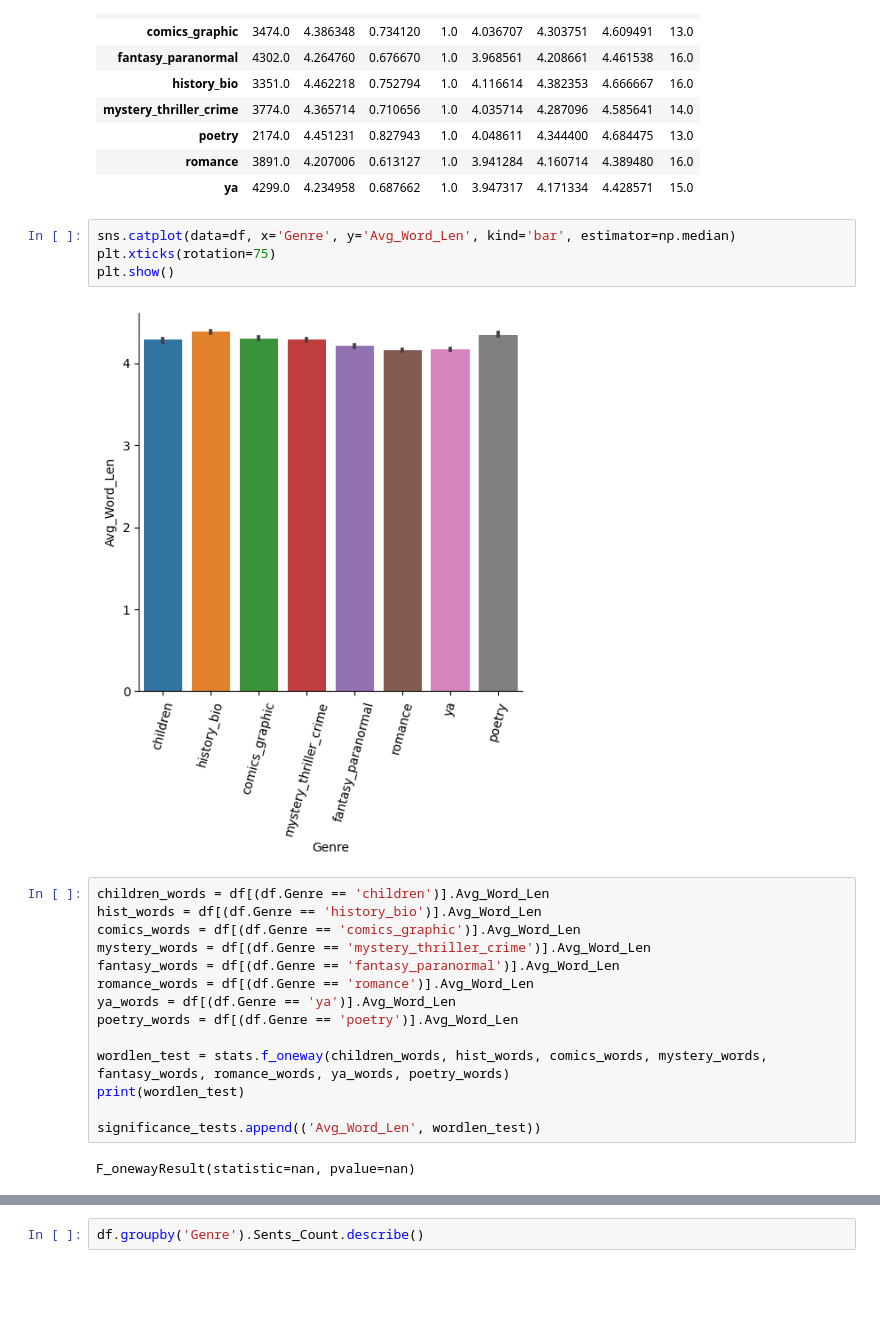
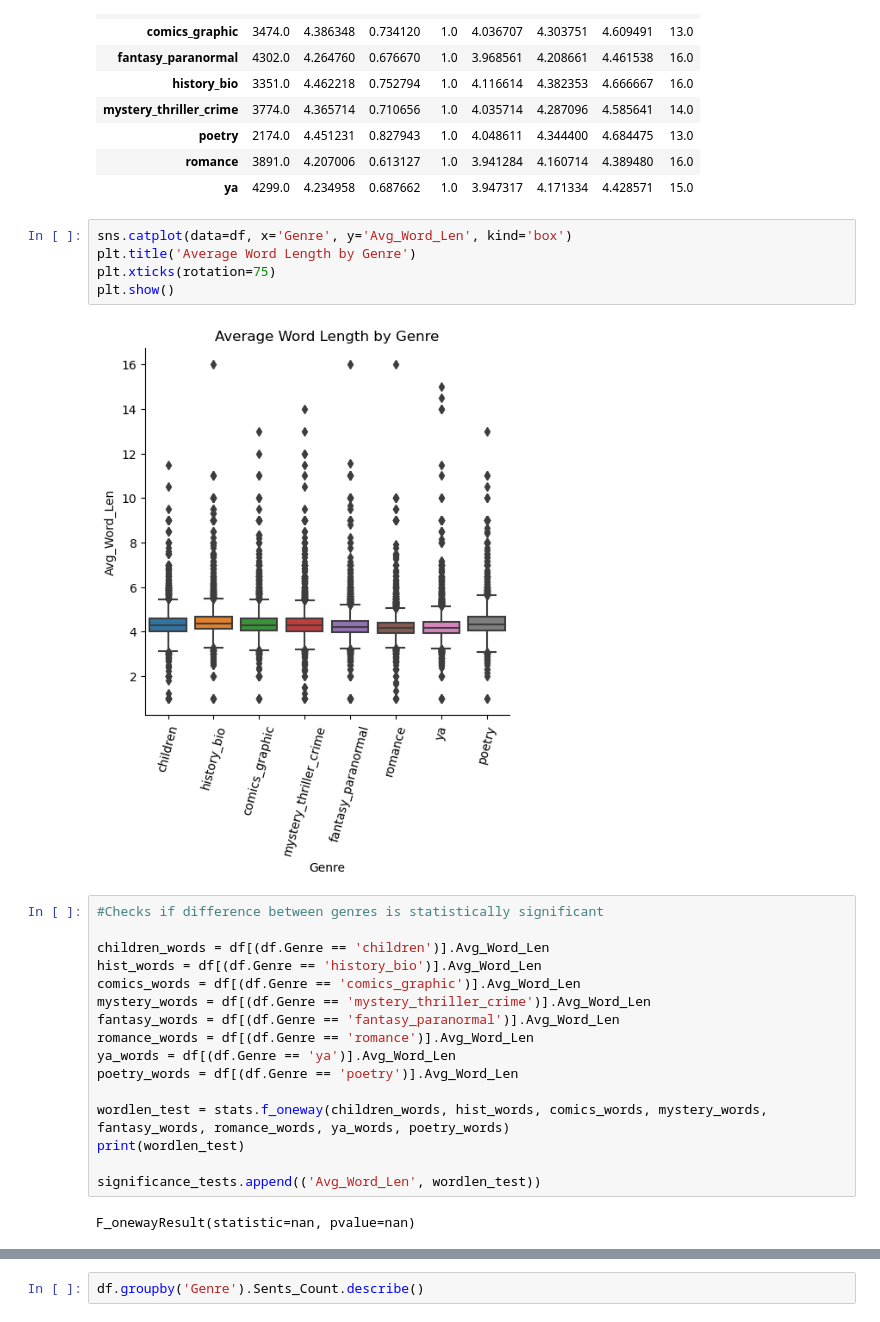
Before and after one commit to Data-Science-for-Linguists-2023/Goodreads-Genre-Reviews-Analysis, a Jupyter notebook: Data_Analysis.ipynb, the cells around one changed output, grey strips where cells are left out. Cells and saved outputs as stored; diff of their text form; blank space fills up the shorter version.

Commit message:
recap data

```diff
--- a/Data_Analysis.ipynb
+++ b/Data_Analysis.ipynb
@@ -208,12 +297,15 @@ df.groupby('Genre').Avg_Word_Len.describe()
 | romance | 3891.0 | 4.207006 | 0.613127 | 1.0 | 3.941284 | 4.160714 | 4.389480 | 16.0 |
 | ya | 4299.0 | 4.234958 | 0.687662 | 1.0 | 3.947317 | 4.171334 | 4.428571 | 15.0 |
 # %%
-sns.catplot(data=df, x='Genre', y='Avg_Word_Len', kind='bar', estimator=np.median)
+sns.catplot(data=df, x='Genre', y='Avg_Word_Len', kind='box')
+plt.title('Average Word Length by Genre')
 plt.xticks(rotation=75)
 plt.show()
 # %% [output]
-[figure, old version]
+[figure, new version]
 # %%
+#Checks if difference between genres is statistically significant
+
 children_words = df[(df.Genre == 'children')].Avg_Word_Len
 hist_words = df[(df.Genre == 'history_bio')].Avg_Word_Len
 comics_words = df[(df.Genre == 'comics_graphic')].Avg_Word_Len
```
Also changed, not shown: parts of 56 cells of this notebook.
